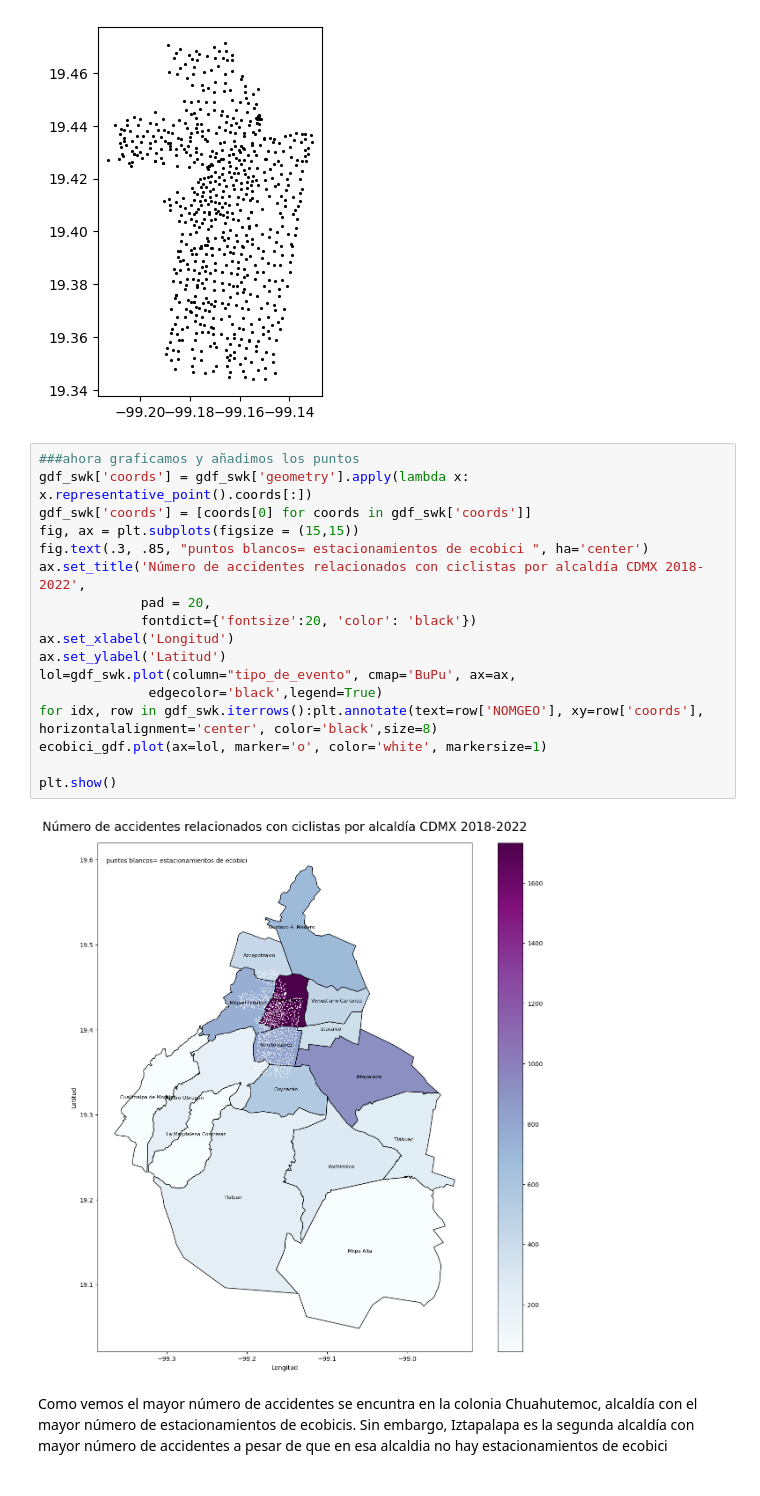
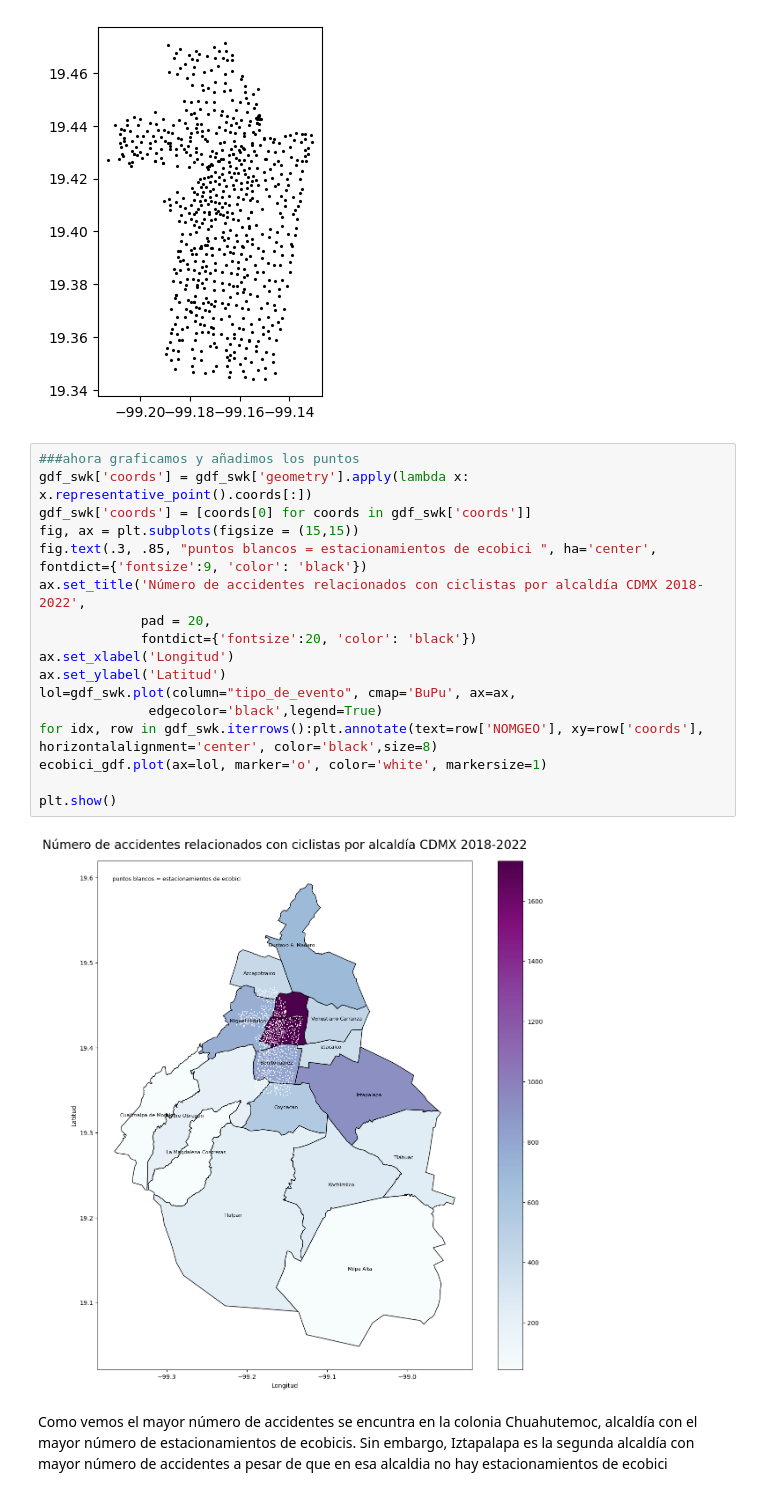
Before and after one commit to Santiago-Rosas/-Map-of-bicycle-accidents-in-Mexico-City, a Jupyter notebook: notebooks/2_mapa_bicicleta_accidentes.ipynb, the cells around one changed output. Cells and saved outputs as stored; diff of their text form.

Commit message:
adding text analysis

```diff
--- a/notebooks/2_mapa_bicicleta_accidentes.ipynb
+++ b/notebooks/2_mapa_bicicleta_accidentes.ipynb
@@ -249,22 +249,22 @@ ecobici_gdf = ecobici_gdf.to_crs(gdf_swk.crs)
 # %%
 ###ahora graficamos y añadimos los puntos
 gdf_swk['coords'] = gdf_swk['geometry'].apply(lambda x: x.representative_point().coords[:])
 gdf_swk['coords'] = [coords[0] for coords in gdf_swk['coords']]
 fig, ax = plt.subplots(figsize = (15,15))
-fig.text(.3, .85, "puntos blancos= estacionamientos de ecobici ", ha='center')
+fig.text(.3, .85, "puntos blancos = estacionamientos de ecobici ", ha='center', fontdict={'fontsize':9, 'color': 'black'})
 ax.set_title('Número de accidentes relacionados con ciclistas por alcaldía CDMX 2018-2022',
              pad = 20,
              fontdict={'fontsize':20, 'color': 'black'})
 ax.set_xlabel('Longitud')
 ax.set_ylabel('Latitud')
 lol=gdf_swk.plot(column="tipo_de_evento", cmap='BuPu', ax=ax,
               edgecolor='black',legend=True)
 for idx, row in gdf_swk.iterrows():plt.annotate(text=row['NOMGEO'], xy=row['coords'], horizontalalignment='center', color='black',size=8)
 ecobici_gdf.plot(ax=lol, marker='o', color='white', markersize=1)
 
 plt.show()
 # %% [output]
-[figure, old version]
+[figure, new version]
 # %% [markdown]
 Como vemos el mayor número de accidentes se encuntra en la colonia Chuahutemoc, alcaldía con el mayor número de estacionamientos de ecobicis. Sin embargo,  Iztapalapa es la segunda alcaldía con mayor número de accidentes a  pesar de que en esa alcaldia no hay estacionamientos de ecobici
 # %%
```
Also changed, not shown: parts of 9 cells of this notebook.
